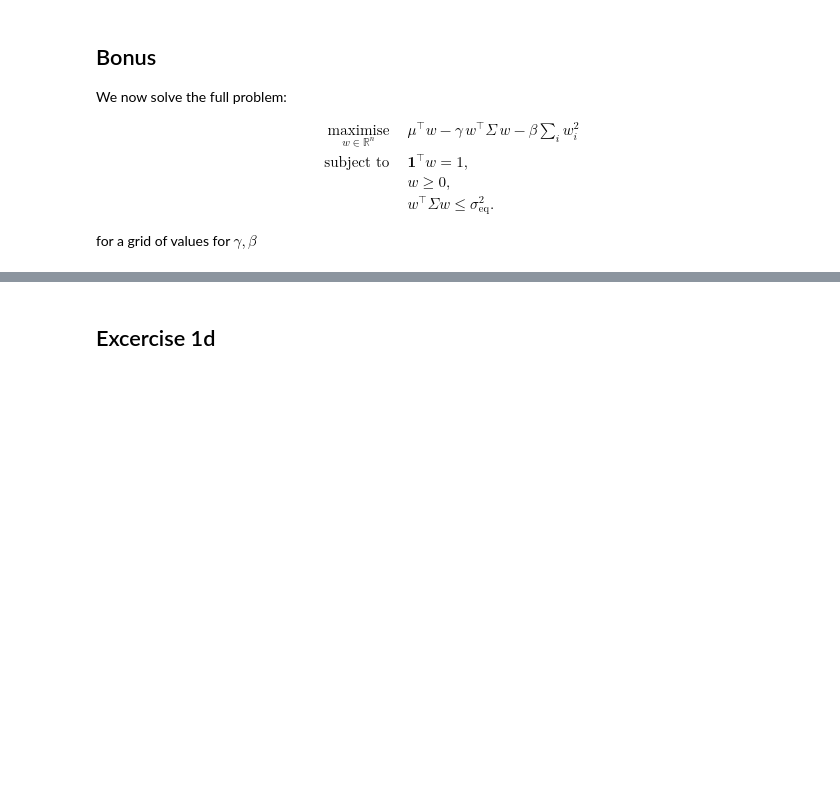
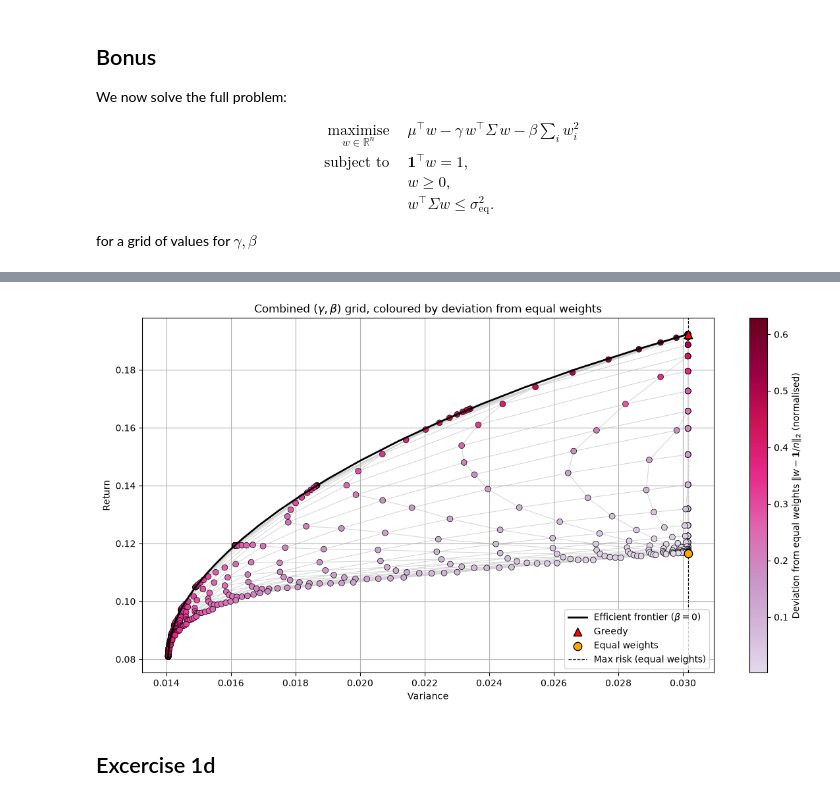
Before and after one commit to sjspirlo/convex_optimization, a Jupyter notebook: assignment_1/assignment_1.ipynb, the cells around one changed output, grey strips where cells are left out. Drawn from its saved outputs; the diff is of its cells as text; code cells hidden in the pictures; blank space fills up the shorter version.

```diff
--- a/assignment_1/assignment_1.ipynb
+++ b/assignment_1/assignment_1.ipynb
@@ -416,2 +398,44 @@ plt.show()
+# %%
+def deviation_from_equal(W: np.ndarray) -> np.ndarray:
+    # Normalised L2 distance to 1/n along the last axis: 0 = equal weights, 1 = single asset
+    n = W.shape[-1]
+    return np.sqrt(np.maximum(np.sum(W**2, axis=-1) - 1 / n, 0) / (1 - 1 / n))
+
+
+full_deviation = deviation_from_equal(full_weights)
+
+fig, ax = plt.subplots(figsize=(14, 7))
+
+# Faint (gamma, beta) mesh underneath, so the grid structure stays visible
+for risk_row, return_row in zip(full_risks, full_returns):
+    ax.plot(risk_row, return_row, color="lightgrey", linewidth=0.7, zorder=1)
+for risk_col, return_col in zip(full_risks.T, full_returns.T):
+    ax.plot(risk_col, return_col, color="lightgrey", linewidth=0.7, zorder=1)
+
+cmap = ListedColormap(plt.get_cmap("PuRd")(np.linspace(0.15, 1, 256)))  # skip the near-white start
+points = ax.scatter(
+    full_risks.ravel(), full_returns.ravel(),
+    c=full_deviation.ravel(),
+    cmap=cmap,
+    s=40,
+    edgecolors="black",
+    linewidths=0.5,
+    zorder=2,
+)
+fig.colorbar(points, ax=ax, label=r"Deviation from equal weights $\|w - \mathbf{1}/n\|_2$ (normalised)")
+
+ax.plot(efficient_risks, efficient_returns, color="black", linewidth=2, zorder=3, label=r"Efficient frontier ($\beta = 0$)")
+ax.scatter(greedy_risk, greedy_return, label="Greedy", color="red", marker="^", s=80, zorder=4, edgecolors="black")
+ax.scatter(equal_weight_risk, equal_weight_return, label="Equal weights", color="orange", marker="o", s=80, zorder=4, edgecolors="black")
+ax.axvline(x=equal_weight_risk, linestyle="--", color="black", linewidth=0.9, zorder=0, label="Max risk (equal weights)")
+
+ax.set_xlabel("Variance")
+ax.set_ylabel("Return")
+ax.set_title(r"Combined $(\gamma, \beta)$ grid, coloured by deviation from equal weights")
+ax.grid(True)
+ax.legend(loc="lower right")
+plt.show()
+# %% [output]
+[figure, added]
 # %% [markdown]
 ## Excercise 1d
```
Also changed, not shown: parts of 2 cells of this notebook.
